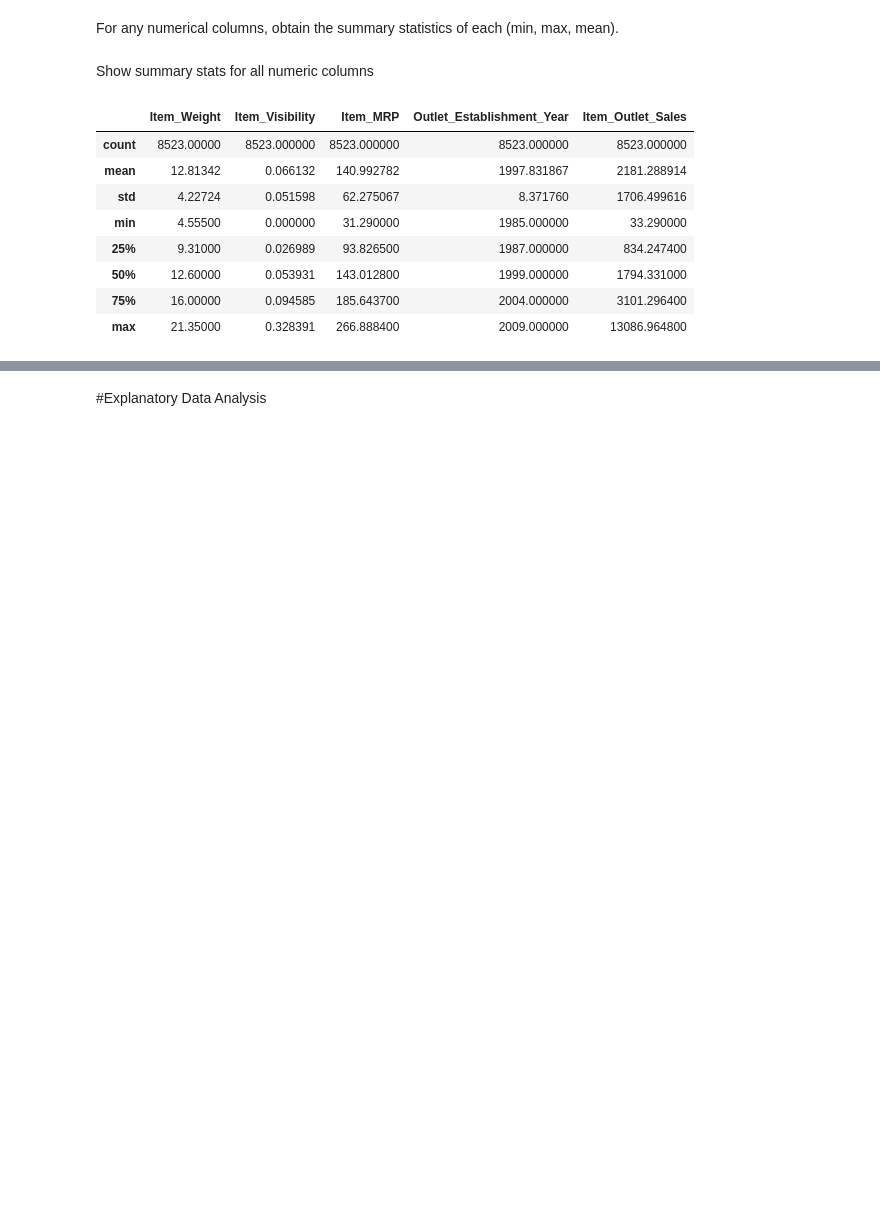
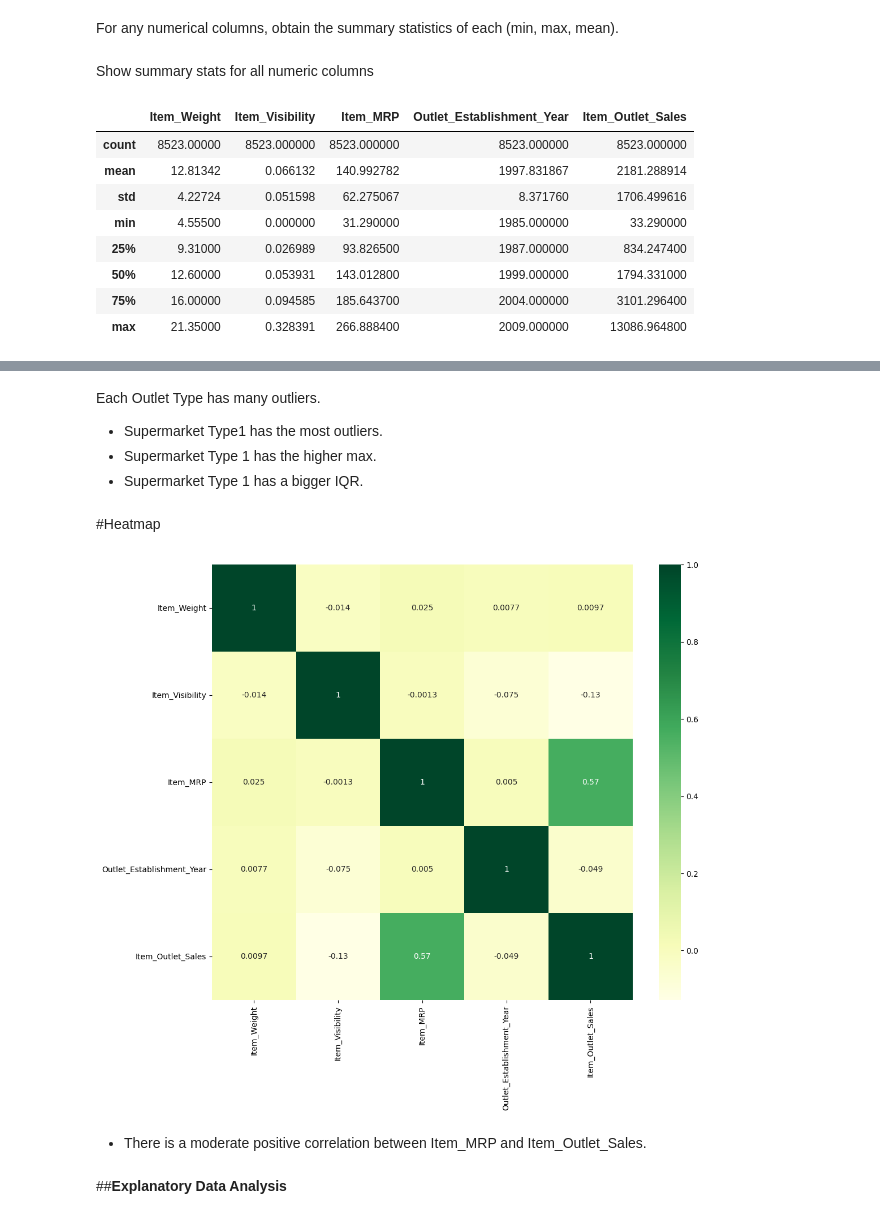
Before and after one commit to Osmayda/Prediction-of-Product-Sales, a Jupyter notebook: Prediction_of_Product_Sales.ipynb, the cells around one changed output, grey strips where cells are left out. Drawn from its saved outputs; the diff is of its cells as text; code cells hidden in the pictures; blank space fills up the shorter version.

```diff
--- a/Prediction_of_Product_Sales.ipynb
+++ b/Prediction_of_Product_Sales.ipynb
@@ -268,2 +327,20 @@ df.describe()
+# %% [markdown]
+Each Outlet Type has many outliers.
+- Supermarket Type1 has the most outliers.
+- Supermarket Type 1 has the higher max.
+- Supermarket Type 1 has a bigger IQR.
+# %% [markdown]
+#Heatmap
+# %%
+# Define MatplotLib fig and ax objects using plt.subplots()
+fig, ax = plt.subplots(figsize = (12,10))
+corr = df.corr()
+
+#Define a MatplotLib ax object using sns.heatmap()
+ax = sns.heatmap(corr, cmap= 'YlGn', annot = True);
+# %% [output]
+[figure, added]
+# %% [markdown]
+- There is a moderate positive correlation between Item_MRP and Item_Outlet_Sales.
 # %% [markdown]
-#Explanatory Data Analysis
+##**Explanatory Data Analysis**
```
Also changed, not shown: parts of 27 cells of this notebook.
